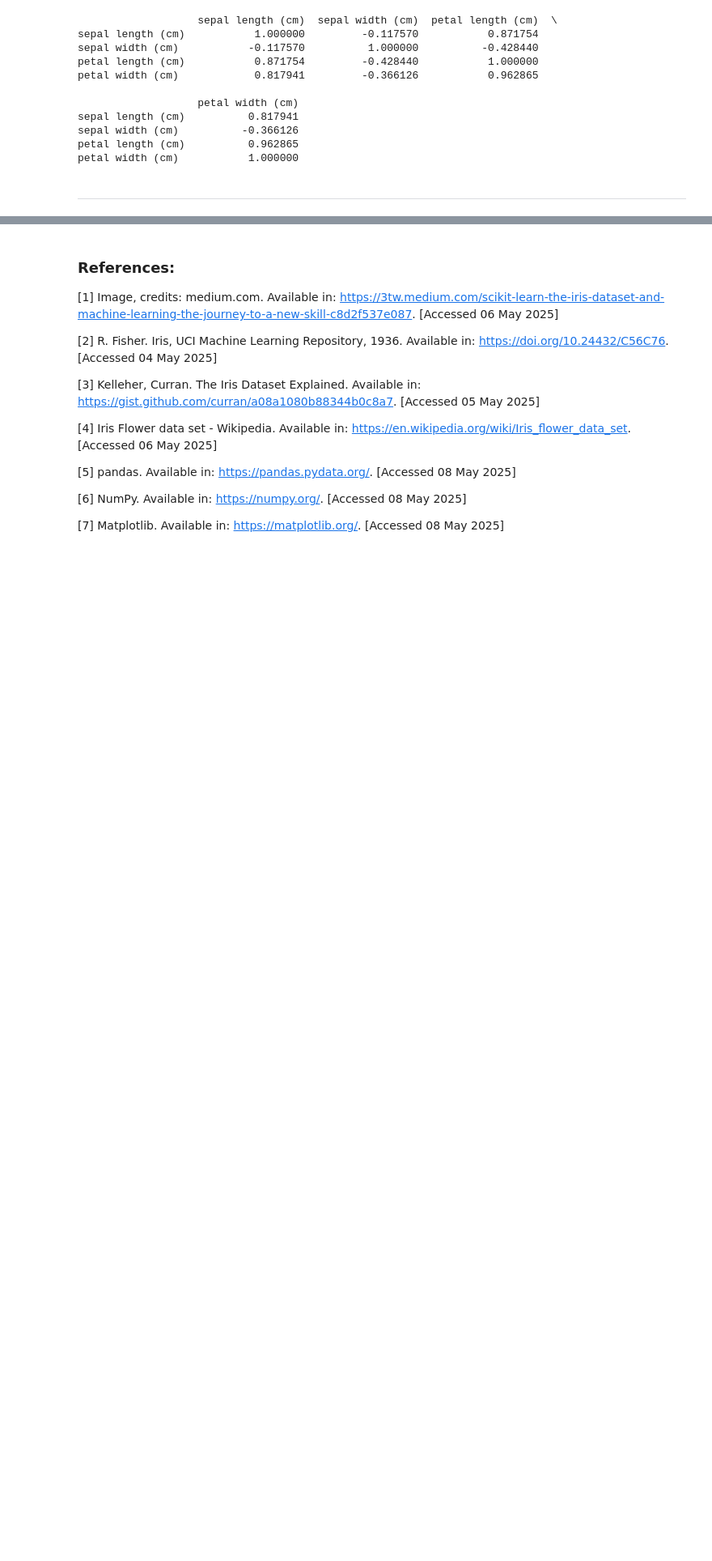
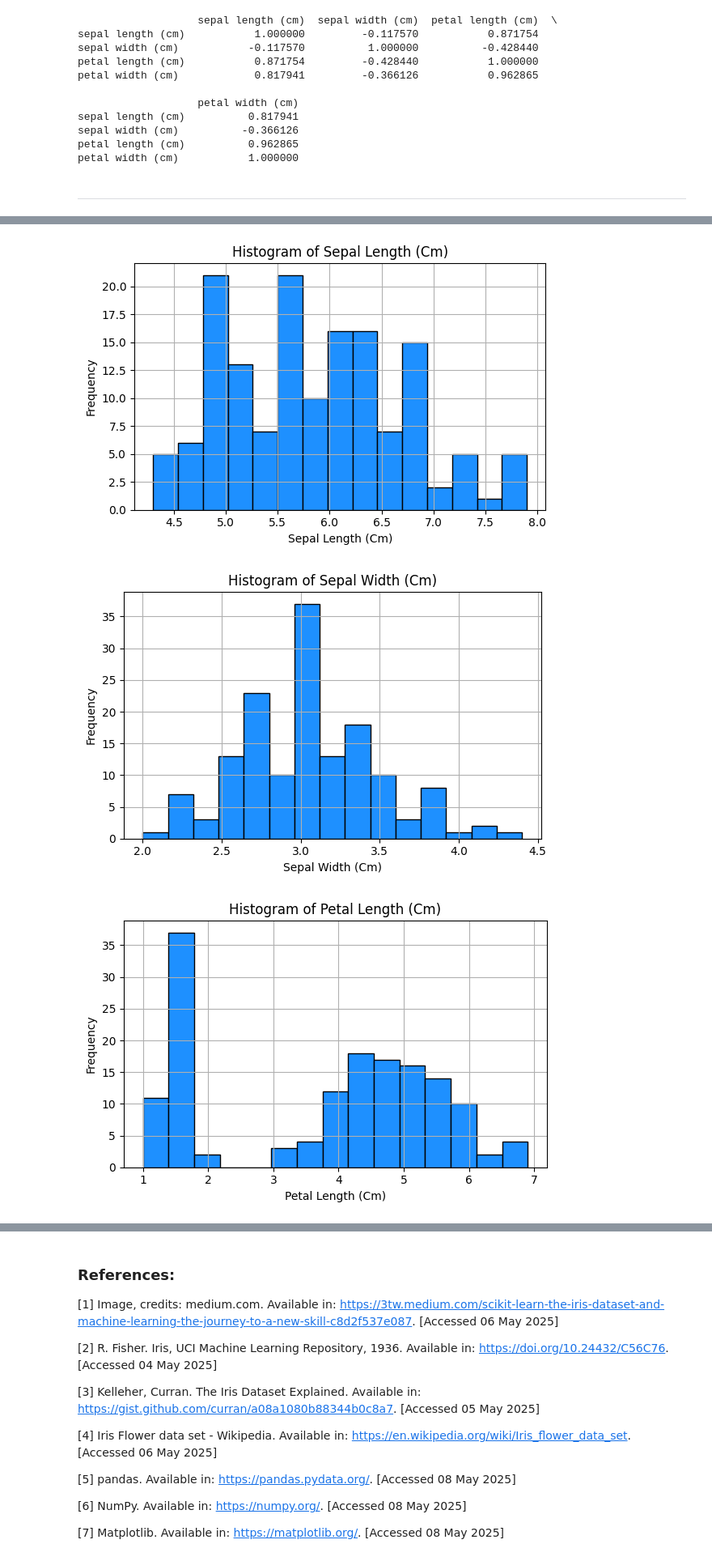
Before and after one commit to elainecazetta/pands-project, a Jupyter notebook: analysis.ipynb, the cells around one changed output, grey strips where cells are left out. Shown at 81% size. Saved outputs shown, nothing was run; the diff lists cells and outputs as text; code cells hidden in the pictures; blank space fills up the shorter version.

Commit message:
added histograms

```diff
--- a/analysis.ipynb
+++ b/analysis.ipynb
@@ -285,0 +286,33 @@ petal width (cm)           1.000000
+# %%
+# List the features to plot
+features = ['sepal length (cm)', 'sepal width (cm)',
+            'petal length (cm)', 'petal width (cm)']
+
+# Loop through each feature and create a histogram
+for feature in features:
+    plt.figure(figsize=(6, 4))  # Set the size of each plot (width x height in inches)
+
+    # Plots a histogram
+    plt.hist(df[feature], bins=15, color='dodgerblue', edgecolor='black')
+
+    # Add a title using the feature name
+    plt.title(f'Histogram of {feature.title()}')
+
+    # Add a label to the x-axis
+    plt.xlabel(feature.title())
+
+    # Add a label to the y-axis
+    plt.ylabel('Frequency')
+
+    # Add gridlines
+    plt.grid(True)
+
+    # Prevents labels and titles from overlapping
+    plt.tight_layout()
+
+    # Display the plot
+    plt.show()
+# %% [output]
+[figure, added]
+[figure, added]
+[figure, added]
```
Also changed, not shown: parts of 3 cells of this notebook.
